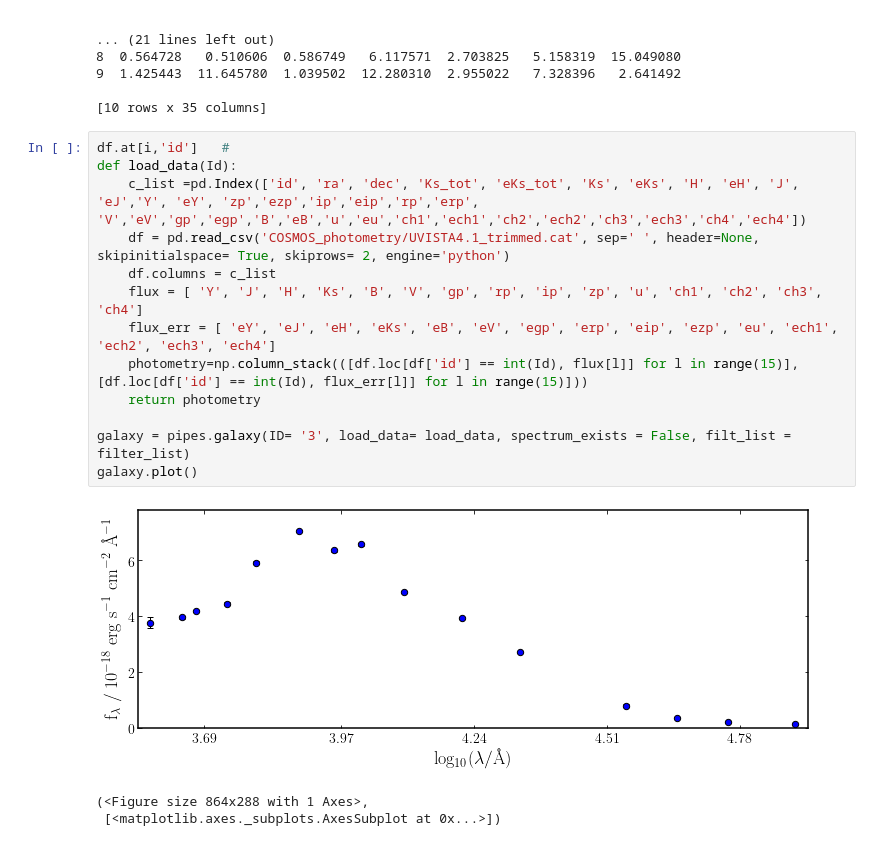
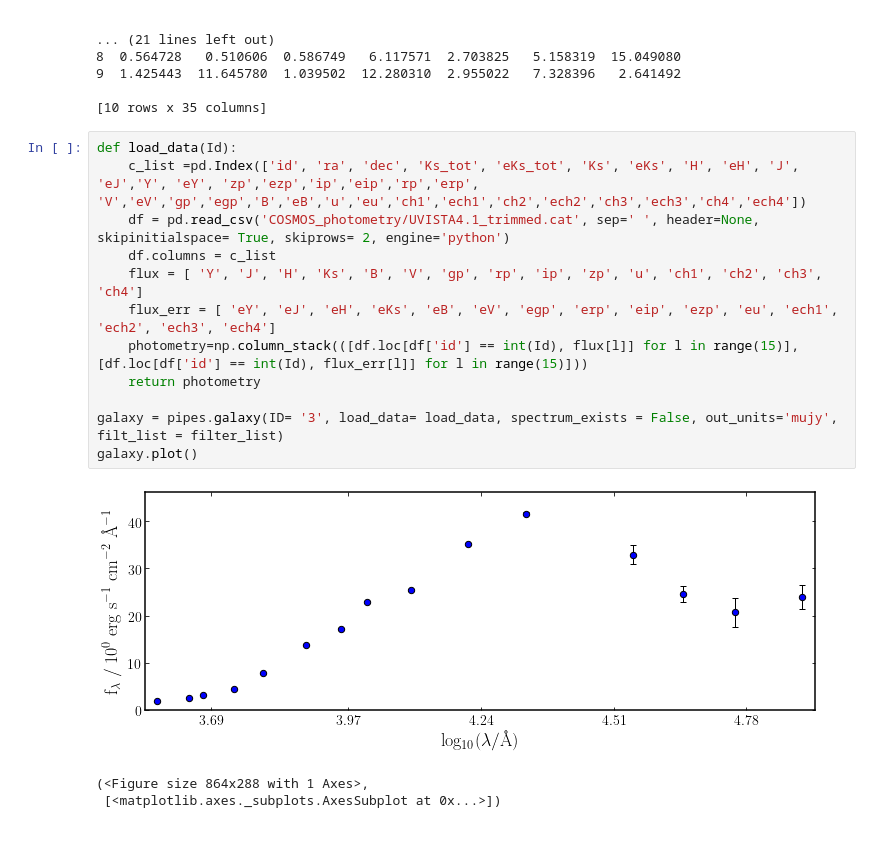
Before and after one commit to Michelaesp/Abilit-informatiche-e-telematiche, a Jupyter notebook: sedfitting.ipynb, the cells around one changed output. Cells and saved outputs as stored; diff of their text form.

```diff
--- a/sedfitting.ipynb
+++ b/sedfitting.ipynb
@@ -124,19 +127,18 @@ print(df.head(10))
 
 [10 rows x 35 columns]
 # %%
-df.at[i,'id']   #
 def load_data(Id):
     c_list =pd.Index(['id', 'ra', 'dec', 'Ks_tot', 'eKs_tot', 'Ks', 'eKs', 'H', 'eH', 'J', 'eJ','Y', 'eY', 'zp','ezp','ip','eip','rp','erp', 'V','eV','gp','egp','B','eB','u','eu','ch1','ech1','ch2','ech2','ch3','ech3','ch4','ech4'])
     df = pd.read_csv('COSMOS_photometry/UVISTA4.1_trimmed.cat', sep=' ', header=None, skipinitialspace= True, skiprows= 2, engine='python')
     df.columns = c_list
     flux = [ 'Y', 'J', 'H', 'Ks', 'B', 'V', 'gp', 'rp', 'ip', 'zp', 'u', 'ch1', 'ch2', 'ch3', 'ch4']
     flux_err = [ 'eY', 'eJ', 'eH', 'eKs', 'eB', 'eV', 'egp', 'erp', 'eip', 'ezp', 'eu', 'ech1', 'ech2', 'ech3', 'ech4']
     photometry=np.column_stack(([df.loc[df['id'] == int(Id), flux[l]] for l in range(15)],[df.loc[df['id'] == int(Id), flux_err[l]] for l in range(15)]))
     return photometry
 
-galaxy = pipes.galaxy(ID= '3', load_data= load_data, spectrum_exists = False, filt_list = filter_list)
+galaxy = pipes.galaxy(ID= '3', load_data= load_data, spectrum_exists = False, out_units='mujy', filt_list = filter_list)
 galaxy.plot()
 # %% [output]
-[figure, old version]
+[figure, new version]
 (<Figure size 864x288 with 1 Axes>,
  [<matplotlib.axes._subplots.AxesSubplot at 0x...>])
```
Also changed, not shown: parts of 4 cells of this notebook.
